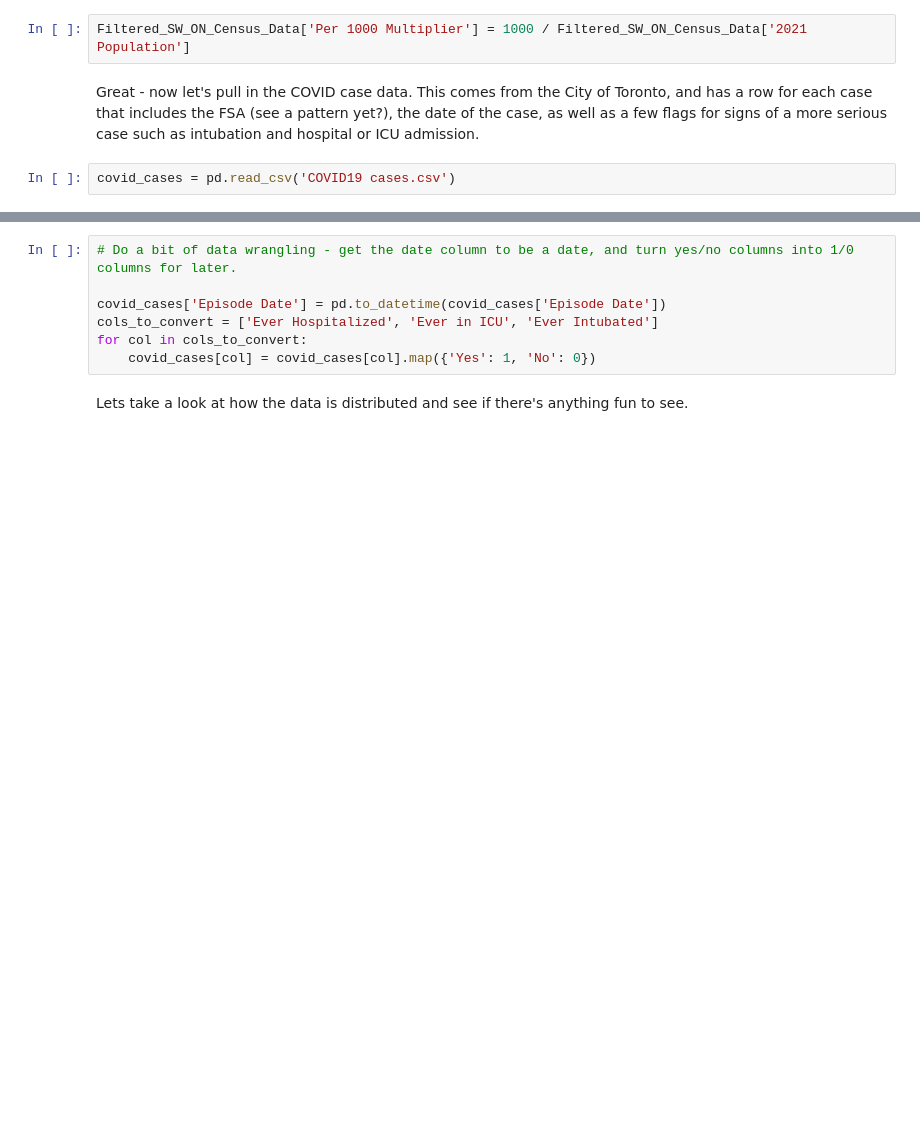
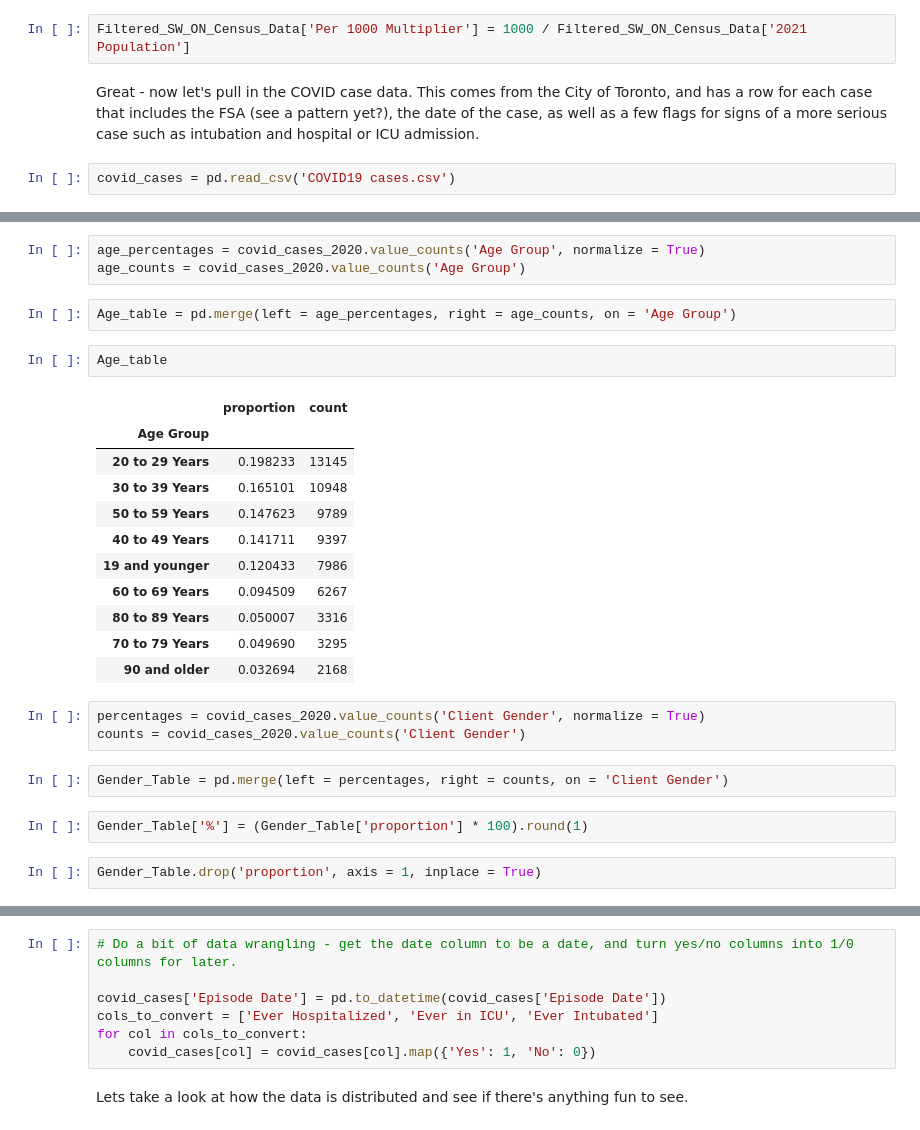
Before and after one commit to sourgrapes-YVR/Toronto_Covid_FSA, a Jupyter notebook: Data Analysis.ipynb, the cells around one changed output, grey strips where cells are left out. Drawn from its saved outputs; the diff is of its cells as text; blank space fills up the shorter version.

```diff
--- a/Data Analysis.ipynb
+++ b/Data Analysis.ipynb
@@ -84,0 +110,28 @@ covid_cases = pd.read_csv('COVID19 cases.csv')
+# %%
+age_percentages = covid_cases_2020.value_counts('Age Group', normalize = True)
+age_counts = covid_cases_2020.value_counts('Age Group')
+# %%
+Age_table = pd.merge(left = age_percentages, right = age_counts, on = 'Age Group')
+# %%
+Age_table
+# %% [output]
+|  | proportion | count |
+| Age Group |  |  |
+| 20 to 29 Years | 0.198233 | 13145 |
+| 30 to 39 Years | 0.165101 | 10948 |
+| 50 to 59 Years | 0.147623 | 9789 |
+| 40 to 49 Years | 0.141711 | 9397 |
+| 19 and younger | 0.120433 | 7986 |
+| 60 to 69 Years | 0.094509 | 6267 |
+| 80 to 89 Years | 0.050007 | 3316 |
+| 70 to 79 Years | 0.049690 | 3295 |
+| 90 and older | 0.032694 | 2168 |
+# %%
+percentages = covid_cases_2020.value_counts('Client Gender', normalize = True)
+counts = covid_cases_2020.value_counts('Client Gender')
+# %%
+Gender_Table = pd.merge(left = percentages, right = counts, on = 'Client Gender')
+# %%
+Gender_Table['%'] = (Gender_Table['proportion'] * 100).round(1)
+# %%
+Gender_Table.drop('proportion', axis = 1, inplace = True)
```
Also changed, not shown: parts of 10 cells of this notebook.
